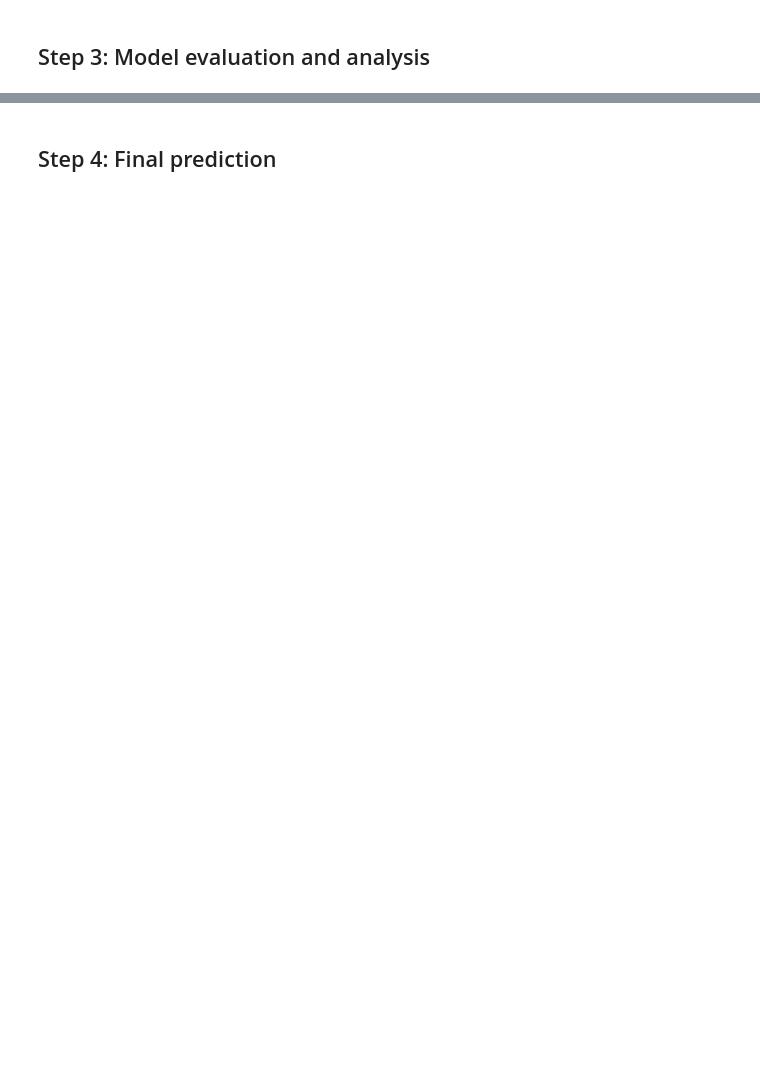
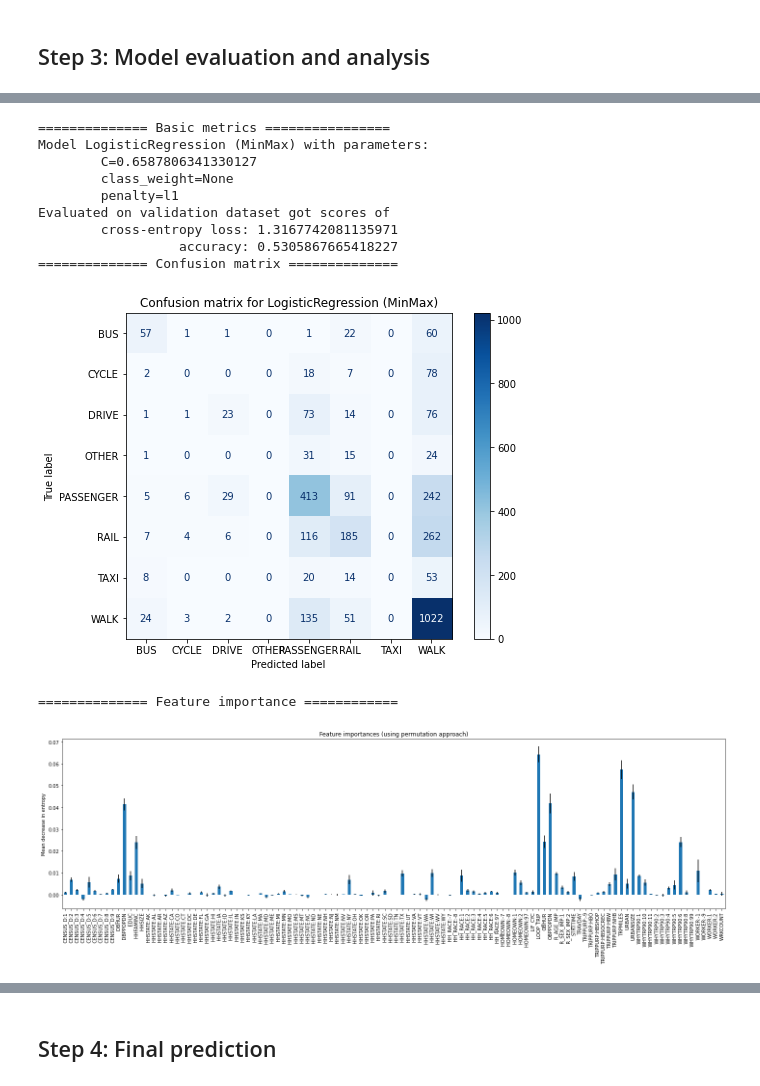
Before and after one commit to bataillard/DAMiT, a Jupyter notebook: ML Mode Choice/Model_NHTS_mode_choice.ipynb, the cells around one changed output, grey strips where cells are left out. Drawn from its saved outputs; the diff is of its cells as text; code cells hidden in the pictures; blank space fills up the shorter version.

```diff
--- a/ML Mode Choice/Model_NHTS_mode_choice.ipynb
+++ b/ML Mode Choice/Model_NHTS_mode_choice.ipynb
@@ -385,8 +363,8 @@ print(f"Using parameters:")
 for param, value in logstdsearch.best_params_.items():
     print(f"\t{param}={value}")
 
-best_logreg = memoize("best_logreg", lambda: logsearch.best_estimator_.fit(X, y))()
-best_logreg_std = memoize("best_logregstd", lambda: logstdsearch.best_estimator_.fit(X, y))()
+best_logreg = memoize("best_logreg", lambda: logsearch.best_estimator_.fit(X_sc, y))()
+best_logreg_std = memoize("best_logregstd", lambda: logstdsearch.best_estimator_.fit(X_std_sc, y))()
 # %% [output]
 Found best parameters for LinearRegression with MinMaxScaling, mean CV score=-1.3678499647359832
 Using parameters:
@@ -507,0 +576,15 @@ def evaluate_model(name, model, searchcv, X_val=X_val, y_val=y_val):
+# %%
+evaluate_model("LogisticRegression (MinMax)", best_logreg, logsearch, X=X_sc, X_val=X_val_sc)
+# %% [output]
+============== Basic metrics ================
+Model LogisticRegression (MinMax) with parameters:
+        C=0.6587806341330127
+        class_weight=None
+        penalty=l1
+Evaluated on validation dataset got scores of
+        cross-entropy loss: 1.3167742081135971
+                  accuracy: 0.5305867665418227
+============== Confusion matrix ==============
+[figure, added]
+============== Feature importance ============
+[figure, added]
```
Also changed, not shown: parts of 32 cells of this notebook, 24 other files.
